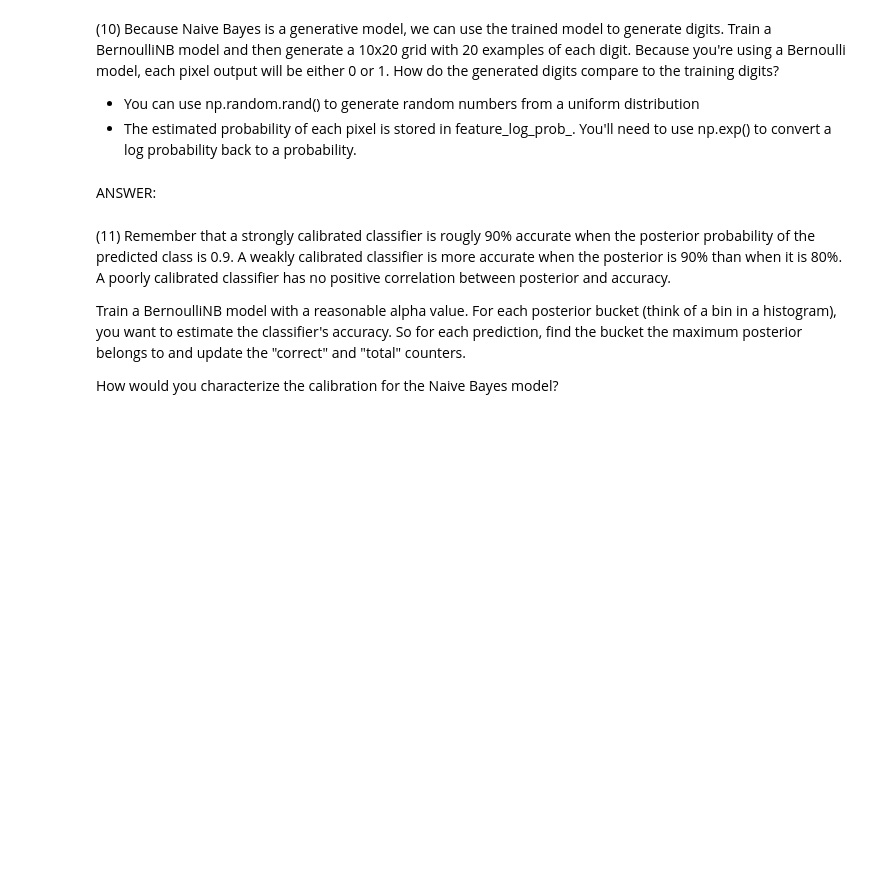
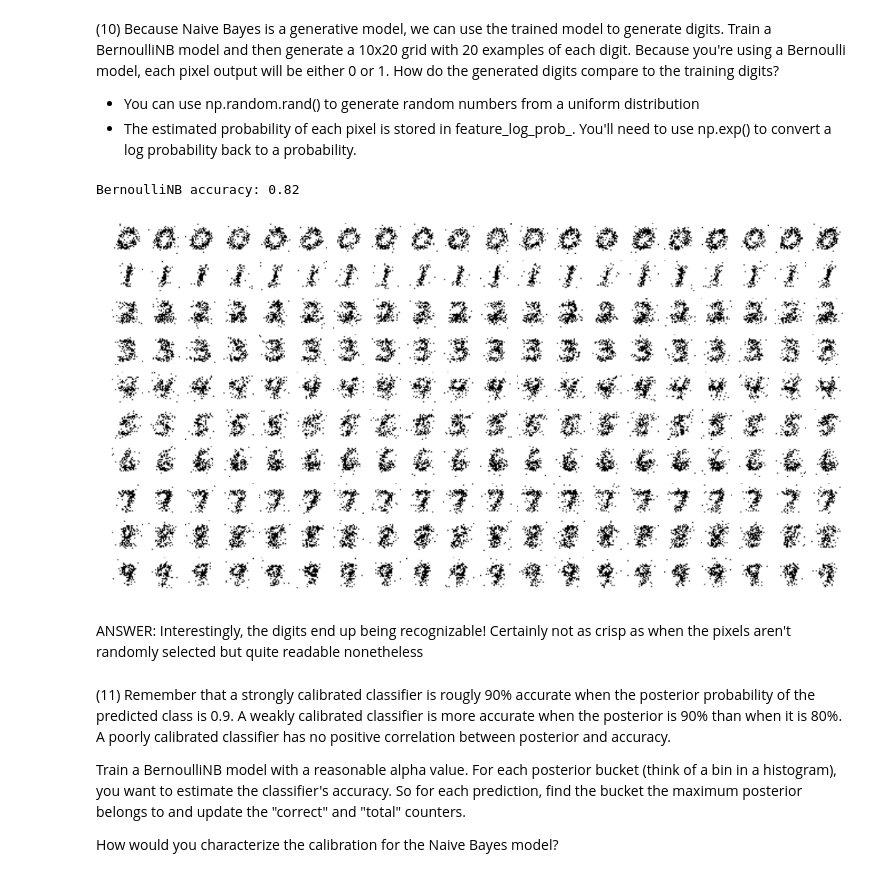
Before and after one commit to gregce/MIDS, a Jupyter notebook: DATASCI_W207/Assignments/greg_ceccarelli_p1.ipynb, the cells around one changed output. Saved outputs shown, nothing was run; the diff lists cells and outputs as text; code cells hidden in the pictures; blank space fills up the shorter version.

```diff
--- a/DATASCI_W207/Assignments/greg_ceccarelli_p1.ipynb
+++ b/DATASCI_W207/Assignments/greg_ceccarelli_p1.ipynb
@@ -627,26 +595,40 @@ ANSWER: A large number of 0-valued features skew the model and result in poor ac
 - You can use np.random.rand() to generate random numbers from a uniform distribution
 - The estimated probability of each pixel is stored in feature\_log\_prob\_. You'll need to use np.exp() to convert a log probability back to a probability.
 # %%
-#def P10(num_examples):
+def P10(num_examples):
 
 ### STUDENT START ###
 
-#instantiate
-binaryNB = BernoulliNB(binarize=.37)
-#fit a model on the data
-binaryNB.fit(mini_train_data, mini_train_labels)
-score = binaryNB.score(dev_data, dev_labels)
+    #instantiate model with threshold set
+    binaryNB = BernoulliNB(binarize=.37)
+    #fit a model on the data
+    binaryNB.fit(mini_train_data, mini_train_labels)
+    score = binaryNB.score(dev_data, dev_labels)
 
-print 'BernoulliNB accuracy: %3.2f' % score
+    print 'BernoulliNB accuracy: %3.2f' % score
 
-# Get log probabilities for each feature (and exponentiate)
-probs = np.exp(binaryNB.feature_log_prob_)
+    # Get log probabilities for each feature (and exponentiate)
+    probs = np.exp(binaryNB.feature_log_prob_)
+
+    # Render examples using the probability
+    plt.figure(figsize=(num_examples, 10))
+    for digit in range (0,10):
+        for example in range(0,num_examples):
+            rand = np.random.rand(784)
+            # Determine what pixels to turn on
+            generate_num = np.array(rand <= probs[digit], dtype=int).reshape(28,-1)
+            plt.subplot(10,num_examples,(digit * num_examples) + example + 1)
+            plt.imshow(generate_num, cmap=plt.cm.binary)
+            plt.axis('off')
 
 ### STUDENT END ###
 
-#P10(20)
+P10(20)
+# %% [output]
+BernoulliNB accuracy: 0.82
+[figure, added]
-# %% [markdown]
-ANSWER:
+# %% [markdown]
+ANSWER: Interestingly, the digits end up being recognizable! Certainly not as crisp as when the pixels aren't randomly selected but quite readable nonetheless
 # %% [markdown]
 (11) Remember that a strongly calibrated classifier is rougly 90% accurate when the posterior probability of the predicted class is 0.9. A weakly calibrated classifier is more accurate when the posterior is 90% than when it is 80%. A poorly calibrated classifier has no positive correlation between posterior and accuracy.
 
```
Also changed, not shown: parts of 3 cells of this notebook.
